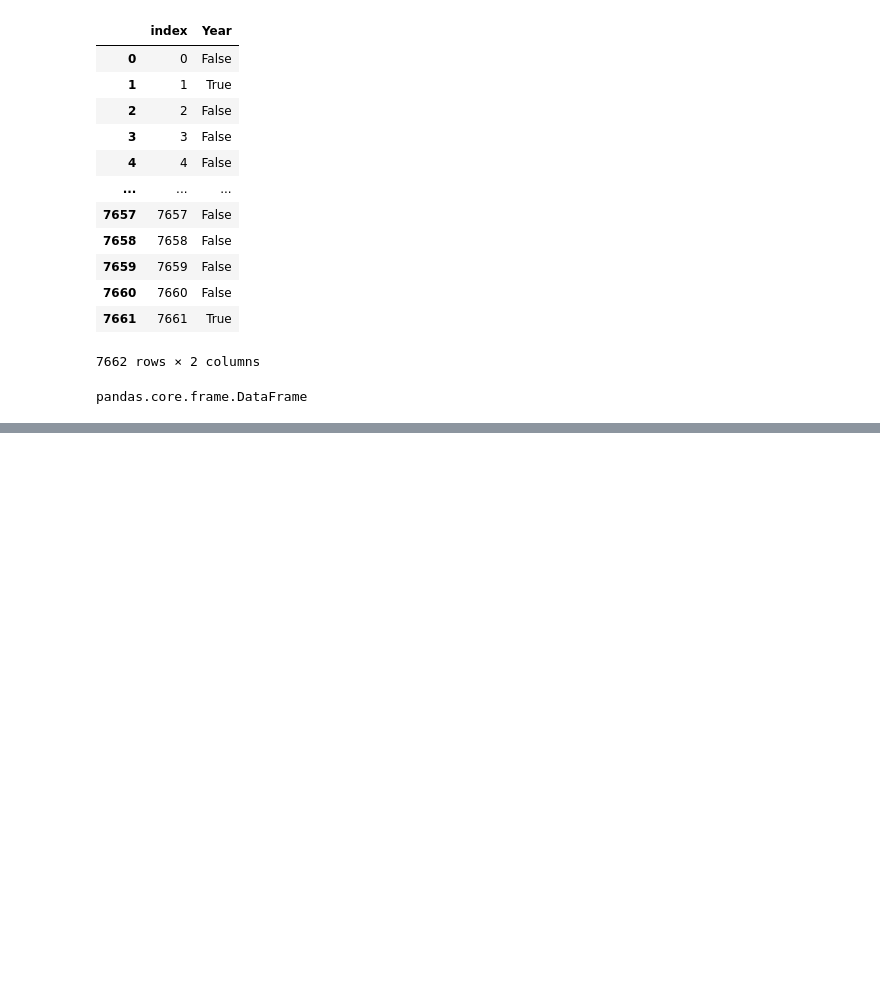
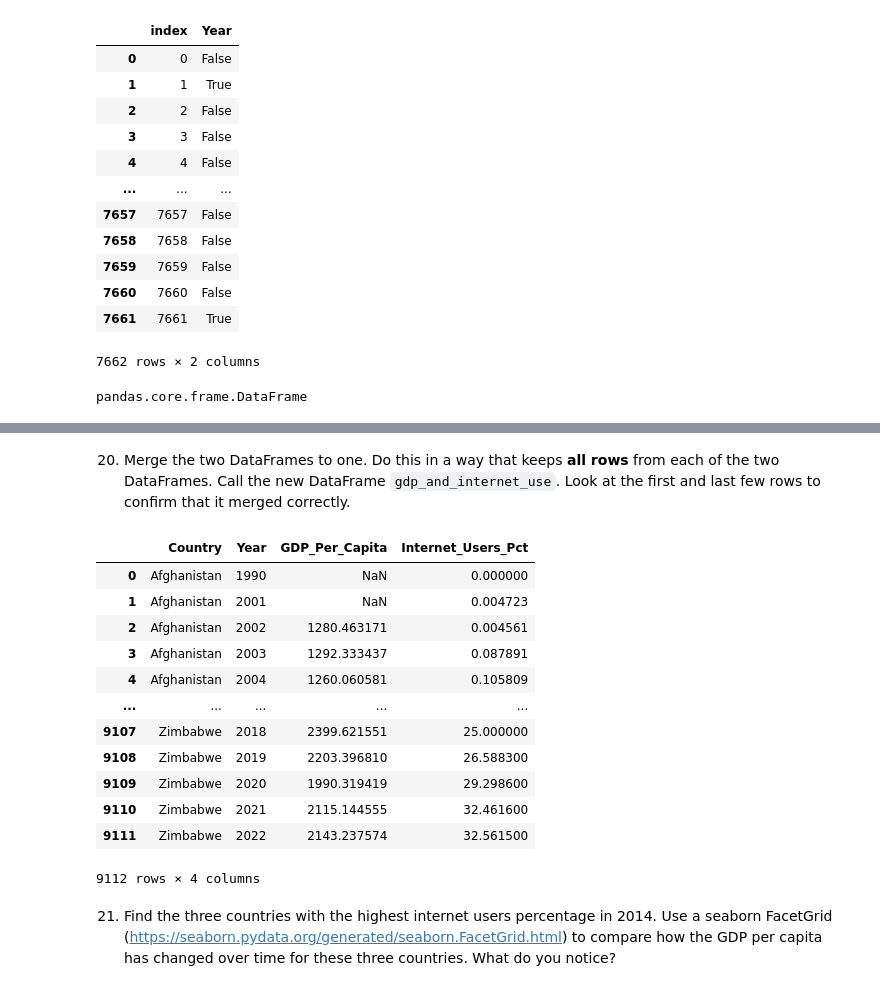
Before and after one commit to NSS-Data-Analytics-Cohort-12/un-python-Jtoppins24, a Jupyter notebook: notebooks/un_python.ipynb, the cells around one changed output, grey strips where cells are left out. Saved outputs shown, nothing was run; the diff lists cells and outputs as text; code cells hidden in the pictures; blank space fills up the shorter version.

```diff
--- a/notebooks/un_python.ipynb
+++ b/notebooks/un_python.ipynb
@@ -248,0 +322,4 @@ pandas.core.frame.DataFrame
+# %%
+internet_df = internet_df.drop('Value Footnotes', axis=1)
+# %%
+internet_df = internet_df.rename(columns={'Country or Area':'Country', 'Value':'Internet_Users_Pct'})
@@ -248,0 +409,18 @@ pandas.core.frame.DataFrame
+# %% [markdown]
+20. Merge the two DataFrames to one. Do this in a way that keeps **all rows** from each of the two DataFrames. Call the new DataFrame `gdp_and_internet_use`. Look at the first and last few rows to confirm that it merged correctly.
+# %%
+pd.merge(gdp_df, internet_df, on = ['Country', 'Year'], how = 'outer')
+# %% [output]
+|  | Country | Year | GDP_Per_Capita | Internet_Users_Pct |
+| 0 | Afghanistan | 1990 | NaN | 0.000000 |
+| 1 | Afghanistan | 2001 | NaN | 0.004723 |
+| 2 | Afghanistan | 2002 | 1280.463171 | 0.004561 |
+| 3 | Afghanistan | 2003 | 1292.333437 | 0.087891 |
+| 4 | Afghanistan | 2004 | 1260.060581 | 0.105809 |
+| ... | ... | ... | ... | ... |
+| 9107 | Zimbabwe | 2018 | 2399.621551 | 25.000000 |
+| 9108 | Zimbabwe | 2019 | 2203.396810 | 26.588300 |
+| 9109 | Zimbabwe | 2020 | 1990.319419 | 29.298600 |
+| 9110 | Zimbabwe | 2021 | 2115.144555 | 32.461600 |
+| 9111 | Zimbabwe | 2022 | 2143.237574 | 32.561500 |
+9112 rows × 4 columns
@@ -248,0 +429,2 @@ pandas.core.frame.DataFrame
+# %% [markdown]
+21. Find the three countries with the highest internet users percentage in 2014. Use a seaborn FacetGrid (https://seaborn.pydata.org/generated/seaborn.FacetGrid.html) to compare how the GDP per capita has changed over time for these three countries. What do you notice?
```
Also changed, not shown: parts of 23 cells of this notebook.
